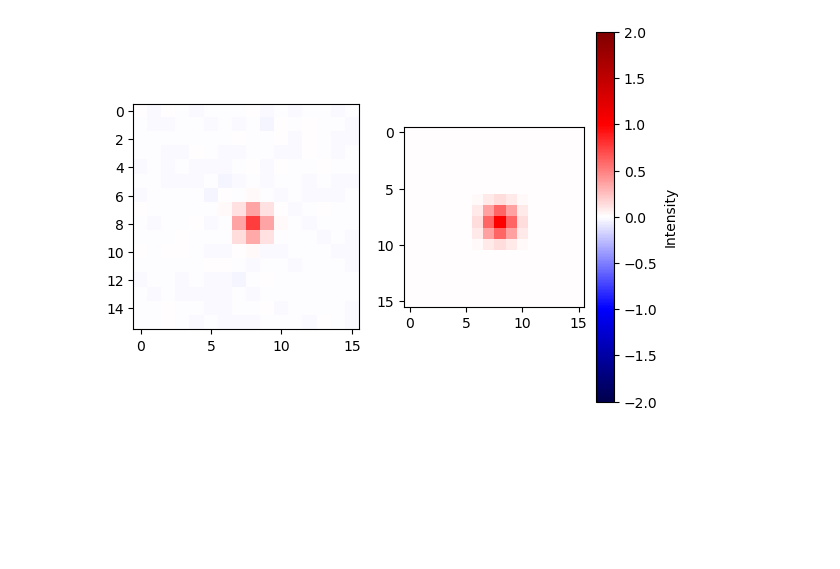
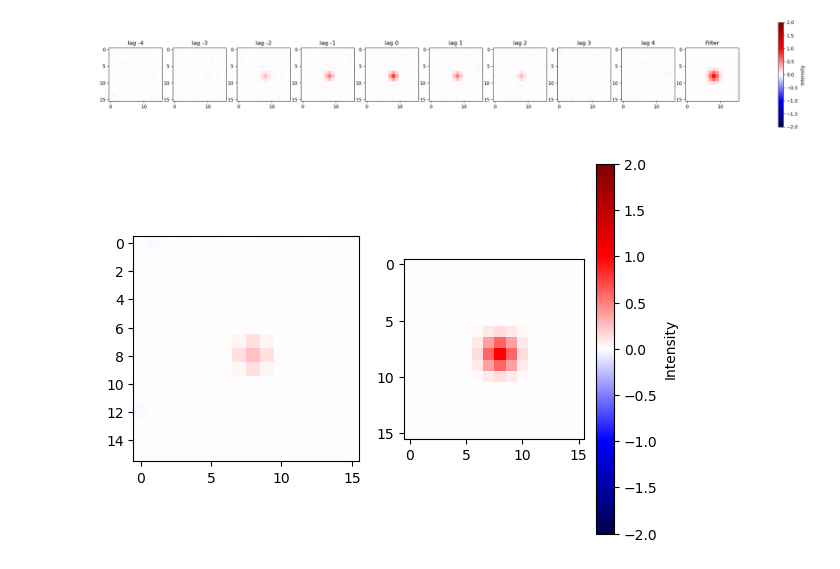
Before and after one commit to fschwar4/sta_analysis, a Jupyter notebook: sta.ipynb, the cells around one changed output. Saved outputs shown, nothing was run; the diff lists cells and outputs as text; code cells hidden in the pictures; blank space fills up the shorter version.

Commit message:
Added lags & a quick plot function, removed redundant check

```diff
--- a/sta.ipynb
+++ b/sta.ipynb
@@ -59,18 +81,21 @@ ricker_spike_train = np.load(os.path.join(data_dir, 'spike_train_ricker_1.npy'))
 ricker_stimulus = np.load(os.path.join(data_dir, 'stimulus_ricker_1.npy'))
 ricker_filter = np.load(os.path.join(data_dir, f'filter_ricker_1.npy'))
 # %%
-start = 0
-end = 1
+start = -4
+end = 5
+n_lags = end - start
 # %%
-gauss_sta = calc_sta(gauss_stimulus, gauss_spike_train, start, end)
+gauss_sta = calc_simple_sta(gauss_stimulus, gauss_spike_train, start, end)
+plot_simple_sta(gauss_sta, gauss_filter, start, end)
 
+gauss_sta = gauss_sta.mean(axis = 0)
 fig, axs = plt.subplots(1, 2)
 axs[0].imshow(gauss_sta, vmin = -2, vmax = 2, cmap = "seismic")
 a = axs[1].imshow(gauss_filter, vmin = -2, vmax = 2, cmap = "seismic")
-
 plt.colorbar(a, label="Intensity")
 plt.title(f'')
 plt.show()
 # %% [output]
-[figure, old version]
+[figure, new version]
+[figure, added]
 # %%
```
Also changed, not shown: parts of 7 cells of this notebook, 1 other file.
